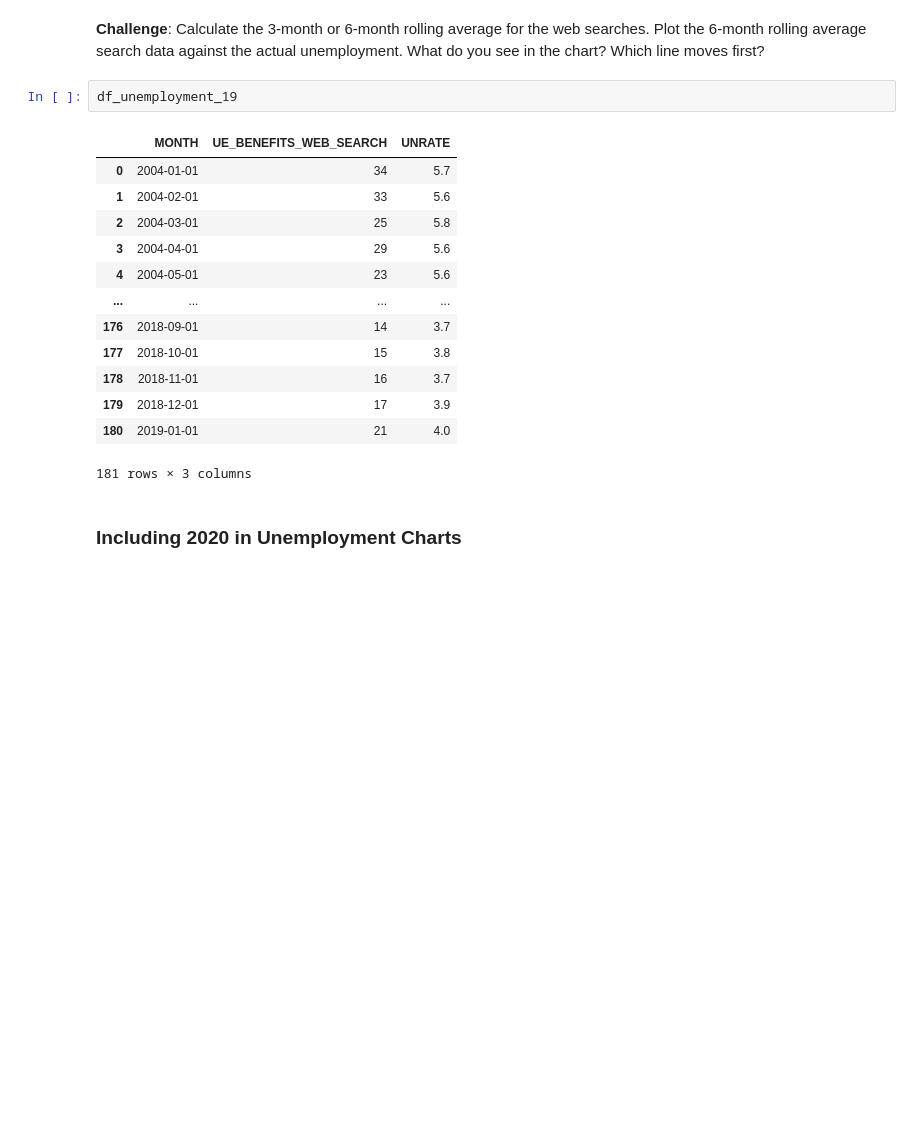
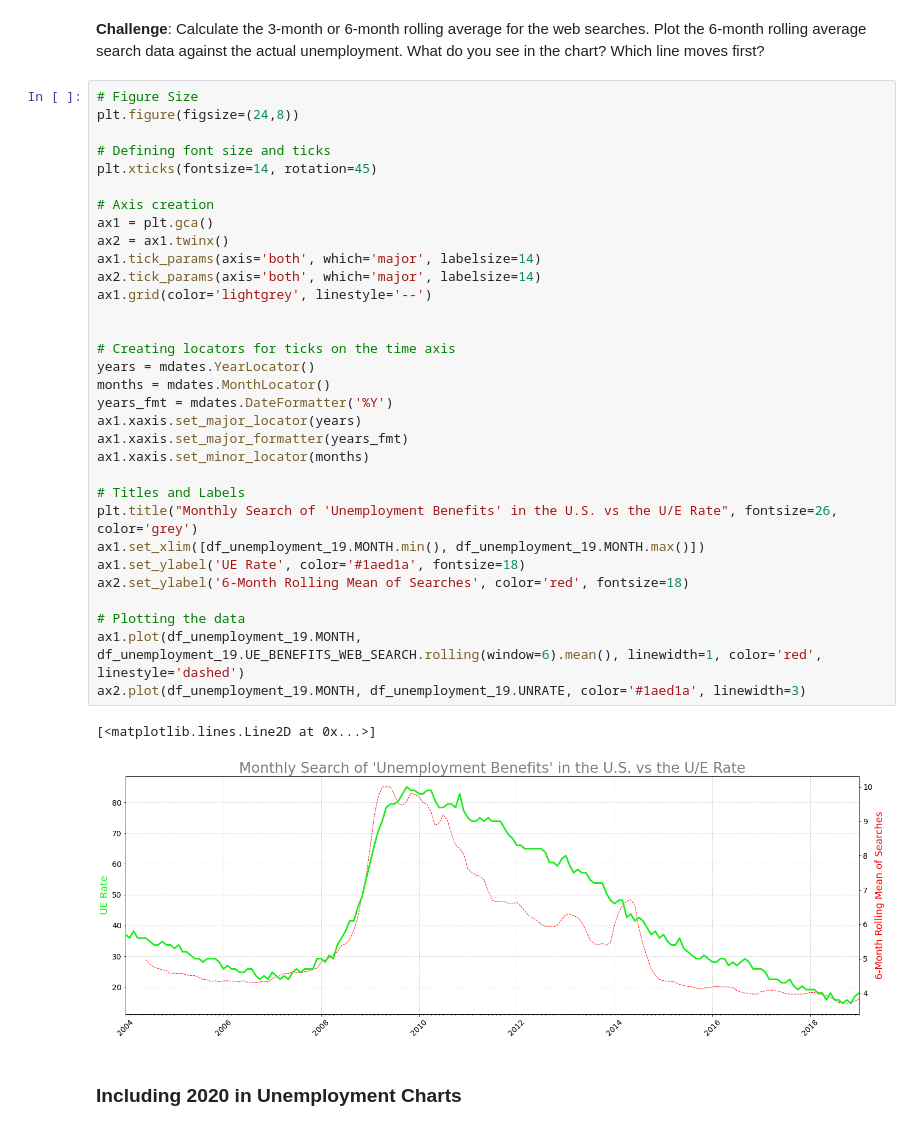
Before and after one commit to HKubinhetz/DS-GoogleTrends, a Jupyter notebook: Google_Trends_and_Data_Visualisation_(start).ipynb, the cells around one changed output. Saved outputs shown, nothing was run; the diff lists cells and outputs as text; blank space fills up the shorter version.

```diff
--- a/Google_Trends_and_Data_Visualisation_(start).ipynb
+++ b/Google_Trends_and_Data_Visualisation_(start).ipynb
@@ -377,21 +376,40 @@ ax2.plot(df_unemployment_19.MONTH, df_unemployment_19.UNRATE, color='#1eb346', l
 # %% [markdown]
 **Challenge**: Calculate the 3-month or 6-month rolling average for the web searches. Plot the 6-month rolling average search data against the actual unemployment. What do you see in the chart? Which line moves first?
-# %%
-df_unemployment_19
-# %% [output]
-|  | MONTH | UE_BENEFITS_WEB_SEARCH | UNRATE |
-| 0 | 2004-01-01 | 34 | 5.7 |
-| 1 | 2004-02-01 | 33 | 5.6 |
-| 2 | 2004-03-01 | 25 | 5.8 |
-| 3 | 2004-04-01 | 29 | 5.6 |
-| 4 | 2004-05-01 | 23 | 5.6 |
-| ... | ... | ... | ... |
-| 176 | 2018-09-01 | 14 | 3.7 |
-| 177 | 2018-10-01 | 15 | 3.8 |
-| 178 | 2018-11-01 | 16 | 3.7 |
-| 179 | 2018-12-01 | 17 | 3.9 |
-| 180 | 2019-01-01 | 21 | 4.0 |
-181 rows × 3 columns
+# %%
+# Figure Size
+plt.figure(figsize=(24,8))
+
+# Defining font size and ticks
+plt.xticks(fontsize=14, rotation=45)
+
+# Axis creation
+ax1 = plt.gca()
+ax2 = ax1.twinx()
+ax1.tick_params(axis='both', which='major', labelsize=14)
+ax2.tick_params(axis='both', which='major', labelsize=14)
+ax1.grid(color='lightgrey', linestyle='--')
+
+
+# Creating locators for ticks on the time axis
+years = mdates.YearLocator()
+months = mdates.MonthLocator()
+years_fmt = mdates.DateFormatter('%Y')
+ax1.xaxis.set_major_locator(years)
+ax1.xaxis.set_major_formatter(years_fmt)
+ax1.xaxis.set_minor_locator(months)
+
+# Titles and Labels
+plt.title("Monthly Search of 'Unemployment Benefits' in the U.S. vs the U/E Rate", fontsize=26, color='grey')
+ax1.set_xlim([df_unemployment_19.MONTH.min(), df_unemployment_19.MONTH.max()])
+ax1.set_ylabel('UE Rate', color='#1aed1a', fontsize=18)
+ax2.set_ylabel('6-Month Rolling Mean of Searches', color='red', fontsize=18)
+
+# Plotting the data
+ax1.plot(df_unemployment_19.MONTH, df_unemployment_19.UE_BENEFITS_WEB_SEARCH.rolling(window=6).mean(), linewidth=1, color='red', linestyle='dashed')
+ax2.plot(df_unemployment_19.MONTH, df_unemployment_19.UNRATE, color='#1aed1a', linewidth=3)
+# %% [output]
+[<matplotlib.lines.Line2D at 0x...>]
+[figure, added]
 # %% [markdown]
 ### Including 2020 in Unemployment Charts
 # %% [markdown]
```
Also changed, not shown: parts of 2 cells of this notebook.
